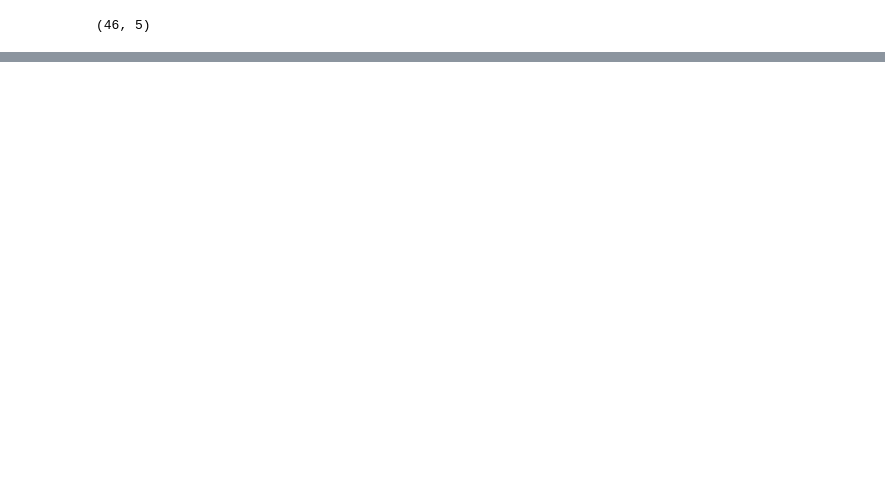
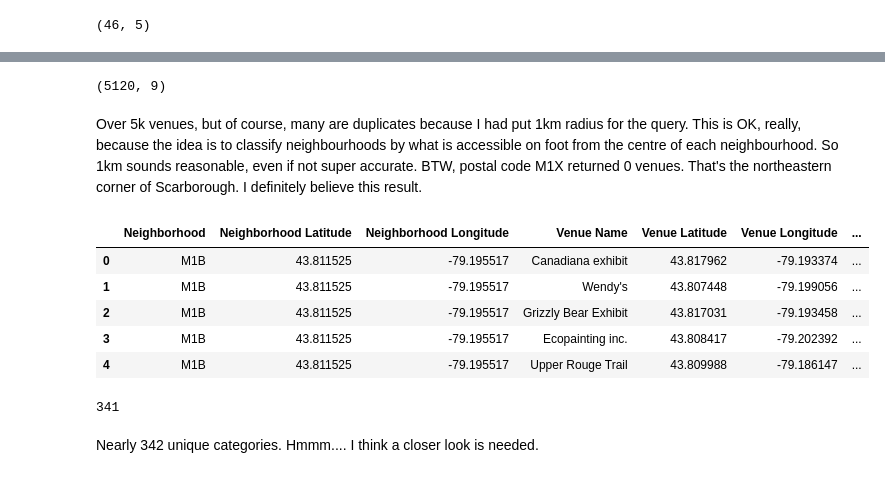
Before and after one commit to agutmanas/Coursera-IBM-Data-Science-Capstone, a Jupyter notebook: Toronto_neighbourhoods_from_Wiki.ipynb, the cells around one changed output, grey strips where cells are left out. Saved outputs shown, nothing was run; the diff lists cells and outputs as text; code cells hidden in the pictures; blank space fills up the shorter version.

```diff
--- a/Toronto_neighbourhoods_from_Wiki.ipynb
+++ b/Toronto_neighbourhoods_from_Wiki.ipynb
@@ -538,3 +514,5 @@ nearby_venues.head()
 nearby_venues.shape
 # %% [output]
 (46, 5)
+# %%
+nearby_venues.columns = [col.split(".")[-1] for col in nearby_venues.columns]
@@ -540,0 +579,6 @@ nearby_venues.shape
+# %%
+toronto_venues_by_postal_code = get_nearby_venues(
+    toronto_work_df["Postal_code"],
+    toronto_work_df["Latitude"],
+    toronto_work_df["Longitude"]
+)
@@ -540,0 +603,23 @@ nearby_venues.shape
+# %%
+toronto_venues_by_postal_code.shape
+# %% [output]
+(5120, 9)
+# %% [markdown]
+Over 5k venues, but of course, many are duplicates because I had put 1km radius for the query. This is OK, really, because the idea is to classify neighbourhoods by what is accessible on foot from the centre of each neighbourhood. So 1km sounds reasonable, even if not super accurate.
+BTW, postal code M1X returned 0 venues. That's the northeastern corner of Scarborough. I definitely believe this result.
+# %%
+toronto_venues_by_postal_code.head()
+# %% [output]
+|  | Neighborhood | Neighborhood Latitude | Neighborhood Longitude | Venue Name | Venue Latitude | Venue Longitude | ... |
+| 0 | M1B | 43.811525 | -79.195517 | Canadiana exhibit | 43.817962 | -79.193374 | ... |
+| 1 | M1B | 43.811525 | -79.195517 | Wendy's | 43.807448 | -79.199056 | ... |
+| 2 | M1B | 43.811525 | -79.195517 | Grizzly Bear Exhibit | 43.817031 | -79.193458 | ... |
+| 3 | M1B | 43.811525 | -79.195517 | Ecopainting inc. | 43.808417 | -79.202392 | ... |
+| 4 | M1B | 43.811525 | -79.195517 | Upper Rouge Trail | 43.809988 | -79.186147 | ... |
+# %%
+len(toronto_venues_by_postal_code["Venue Category"].unique())
+# %% [output]
+341
+# %% [markdown]
+Nearly 342 unique categories. Hmmm....
+I think a closer look is needed.
```
Also changed, not shown: parts of 65 cells of this notebook.
